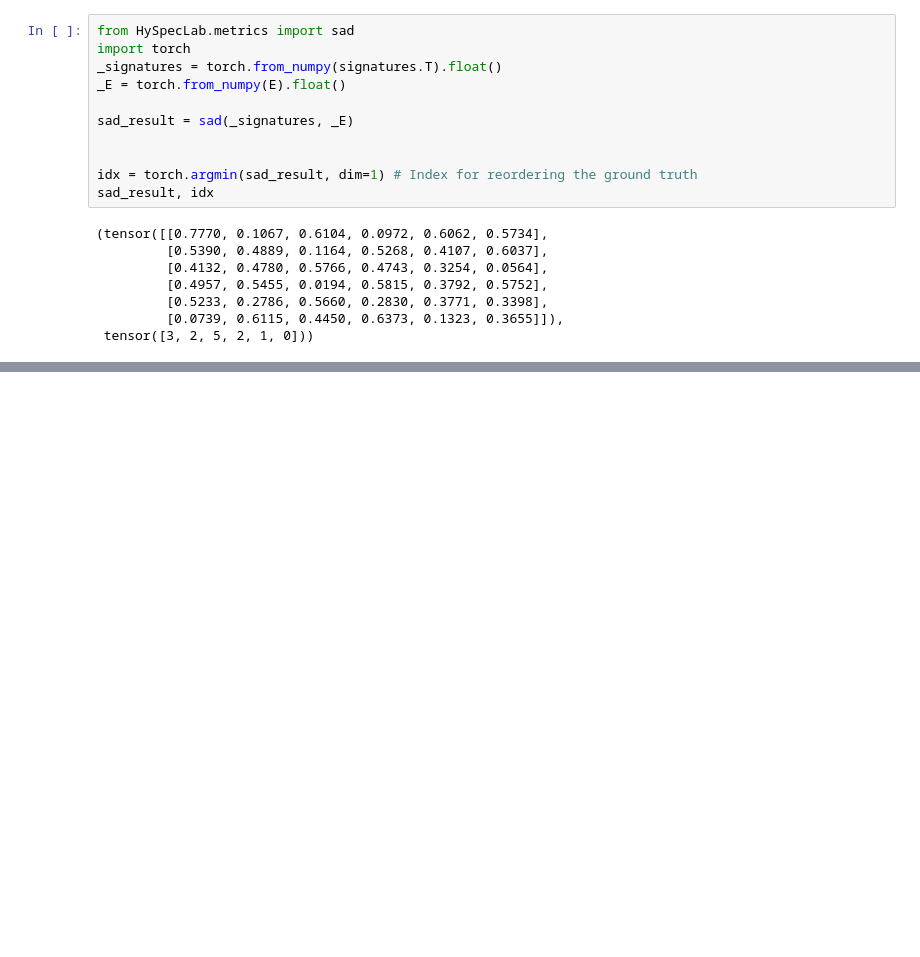
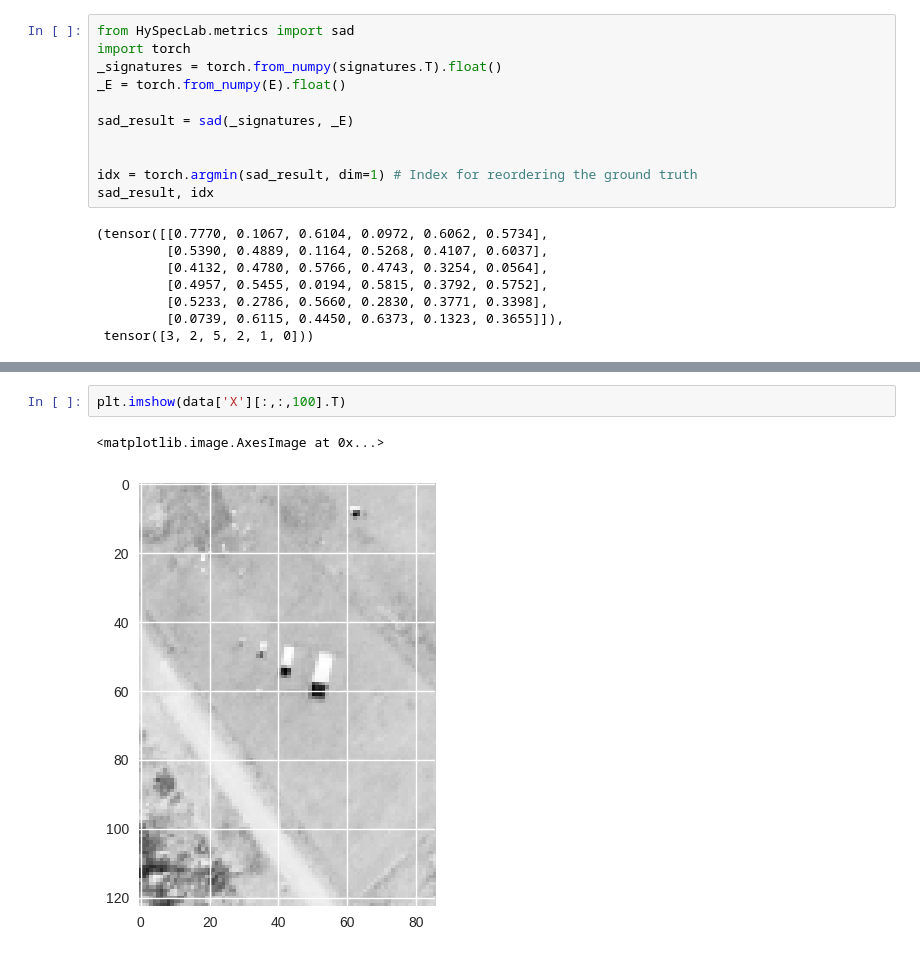
Before and after one commit to SolidusAbi/CLHU, a Jupyter notebook: notebooks/DLR_HySU.ipynb, the cells around one changed output, grey strips where cells are left out. Drawn from its saved outputs; the diff is of its cells as text; blank space fills up the shorter version.

```diff
--- a/notebooks/DLR_HySU.ipynb
+++ b/notebooks/DLR_HySU.ipynb
@@ -101,0 +279,5 @@ sad_result, idx
+# %%
+plt.imshow(data['X'][:,:,100].T)
+# %% [output]
+<matplotlib.image.AxesImage at 0x...>
+[figure, added]
```
Also changed, not shown: parts of 15 cells of this notebook.
